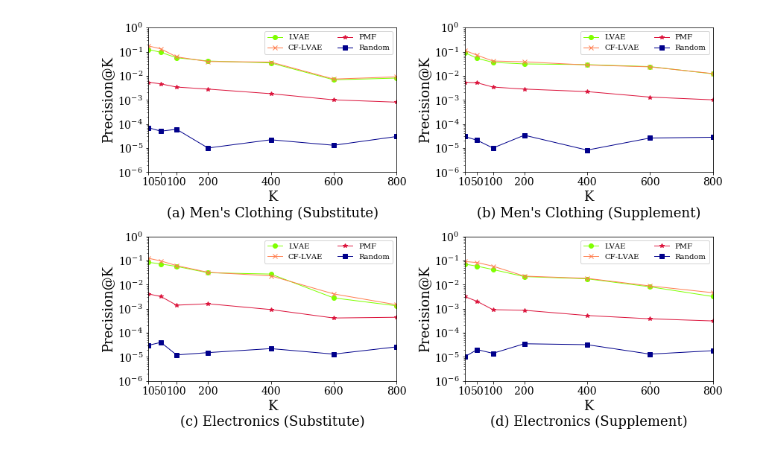
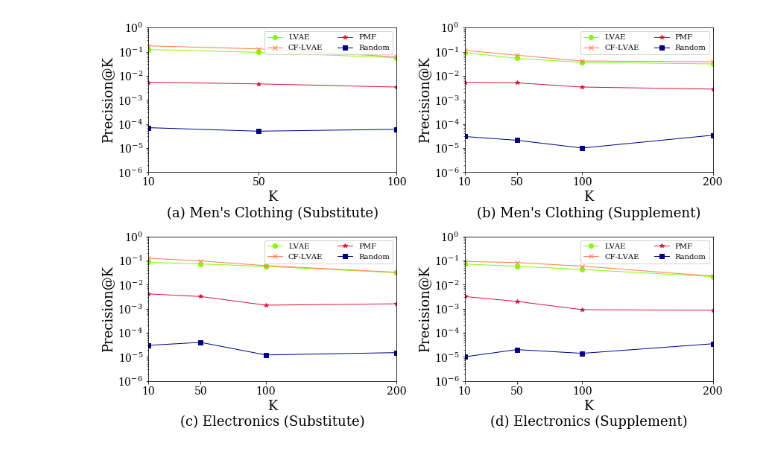
Before and after one commit to VRM1/plots, a Jupyter notebook: 2by2_Line.ipynb, the cells around one changed output. Cells and saved outputs as stored; diff of their text form; code cells hidden in the pictures.

```diff
--- a/2by2_Line.ipynb
+++ b/2by2_Line.ipynb
@@ -59,7 +56,7 @@ def dcg_new(data_x,data1,data2,data3,data4,figure_nam,x_axis,y_lim=1,n_col=2,loc
     ax.legend(loc=1,ncol=2,prop={'size':10},frameon=True )
     ax.set_xticks(x_tick_label)
 #    ax.grid(linestyle='-')
-    ax.set_xlim(10,800)
+    ax.set_xlim(10,100)
     ax.set_ylim(0.000001,1)
     plt.yscale('log')
     ax.set_ylabel(x_axis,fontsize=18)
@@ -80,7 +77,7 @@ def dcg_new(data_x,data1,data2,data3,data4,figure_nam,x_axis,y_lim=1,n_col=2,loc
 
     ax.legend(loc=1,ncol=2,prop={'size':10},frameon=True )
     ax.set_xticks(x_tick_label)
-    ax.set_xlim(10,800)
+    ax.set_xlim(10,200)
     ax.set_ylim(0.000001,1)
     plt.yscale('log')
     ax.set_ylabel(x_axis,fontsize=18)
@@ -100,39 +97,39 @@ def dcg_new(data_x,data1,data2,data3,data4,figure_nam,x_axis,y_lim=1,n_col=2,loc
 
     ax.legend(loc=1,ncol=2,prop={'size':10},frameon=True )
     ax.set_xticks(x_tick_label)
-    ax.set_xlim(10,800)
+    ax.set_xlim(10,200)
     ax.set_ylim(0.000001,1)
     plt.yscale('log')
     ax.set_ylabel(x_axis,fontsize=18)
     ax.set_xlabel(x_label+'(c) Electronics (Substitute)',fontsize=18)
 
     list_vals1=np.array(data4[0])
     list_vals2=np.array(data4[1])
     list_vals3=np.array(data4[2])
     list_vals4=np.array(data4[3])
 
 
     ax = fig.add_subplot(224)
     rects1 = ax.plot(data_x,list_vals1,linewidth=1, marker='o', color='#7FFF00',label=lb[0])
     rects2 = ax.plot(data_x,list_vals2,linewidth=1, marker='x', color='#FF7F50',label=lb[1])
     rects3 = ax.plot(data_x,list_vals3,linewidth=1, marker='*', color='#DC143C',label=lb[2])
     rects4 = ax.plot(data_x,list_vals4,linewidth=1, marker='s', color='#00008B',label=lb[3])
 
     ax.legend(loc=1,ncol=2,prop={'size':10},frameon=True )
     ax.set_xticks(x_tick_label)
-    ax.set_xlim(10,800)
+    ax.set_xlim(10,200)
     ax.set_ylim(0.000001,1)
     plt.yscale('log')
     ax.set_ylabel(x_axis,fontsize=18)
     ax.set_xlabel(x_label+'(d) Electronics (Supplement)',fontsize=18)
 
     plt.subplots_adjust(bottom = 0.1,top = 0.9,wspace = 0.2,hspace = 0.4 )
 #     plt.show()
     plt.tight_layout()
     plt.savefig(figure_nam,orientation='portrait',bbox_inches='tight',dpi=300)
 dcg_new(tops, data1, data2, data3, data4, figure_nam, x_axis='Precision@K', y_lim=2, n_col=2)
 # %% [output]
-[figure, old version]
+[figure, new version]
 # %%
 # load variables and data
 figure_nam = 'my_fig.png'
```
Also changed, not shown: parts of 1 cell of this notebook, 6 other files.
